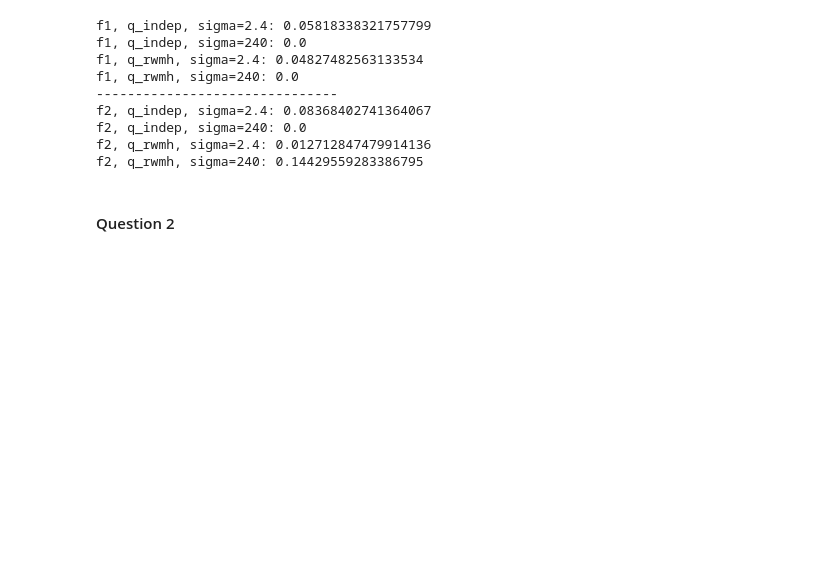
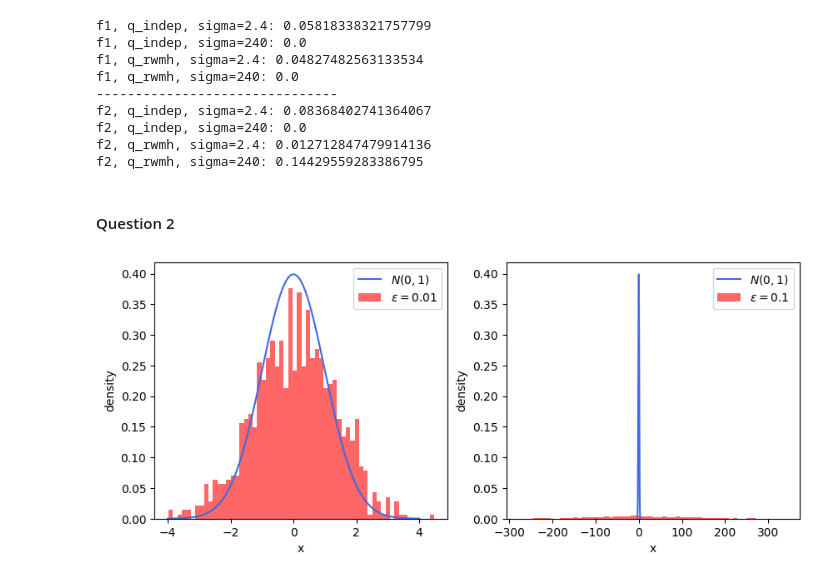
Before and after one commit to pgundral/apma-1690, a Jupyter notebook: hw5/scripts.ipynb, the cells around one changed output. Cells and saved outputs as stored; diff of their text form; code cells hidden in the pictures; blank space fills up the shorter version.

```diff
--- a/hw5/scripts.ipynb
+++ b/hw5/scripts.ipynb
@@ -211,15 +215,47 @@ f2, q_rwmh, sigma=240: 0.14429559283386795
 # %%
 # unadjusted lavengian in one dimension
 # pi0 is deterministic at the origin, so x0=0
-def grad_V(x):
+def V1(x):
+    return -0.5*(x**2)
+def V2(x):
+    return ((x**4) - (x**2) - (0.4*x))
+
+def grad_V1(x):
+    return -1*x
+def grad_V2(x):
     return (4*(x**3)) - (2*x) - 0.4
 
-def lavengian(f, grad_V, epsilon, N, x0=0):
+def lavengian(grad_V, epsilon, N, x0=0):
     X = np.zeros(N)
     Z = random.normal(0,1,N-1)
     X[0] = x0
     for n in range(N-1):
         X[n+1] = X[n] - (epsilon * grad_V(X[n])) + (np.sqrt(2*epsilon)*Z[n])
     return X
-
-X = lavengian(f=f1, grad_V=grad_V, epi)
+# %%
+def run_lavengian(grad_V, epsilon, N, T, x0=0):
+    samples = np.zeros(N)
+    for n in range(N):
+        X = lavengian(grad_V=grad_V, epsilon=epsilon, N=T)
+        samples[n] = X[T-1]
+    return samples
+# %%
+T, N = 50, 1000
+
+f1_e1 = run_lavengian(grad_V=grad_V1, epsilon=0.01, N=N, T=T)
+f1_e2 = run_lavengian(grad_V=grad_V1, epsilon=0.1, N=N, T=T)
+
+fig, axes = plt.subplots(1, 2, figsize=(10, 4))
+
+axes[0].plot(norm_x, norm_y, color='royalblue', label='$N(0,1)$')
+axes[0].hist(f1_e1, density=True, bins=60, alpha=0.6, color='red', label='$ε=0.01$')
+
+axes[1].plot(norm_x, norm_y, color='royalblue', label='$N(0,1)$')
+axes[1].hist(f1_e2, density=True, bins=60, alpha=0.6, color='red', label='$ε=0.1$')
+
+for ax in axes:
+    ax.set_xlabel('x')
+    ax.set_ylabel('density')
+    ax.legend()
+# %% [output]
+[figure, added]
```
Also changed, not shown: parts of 4 cells of this notebook.
